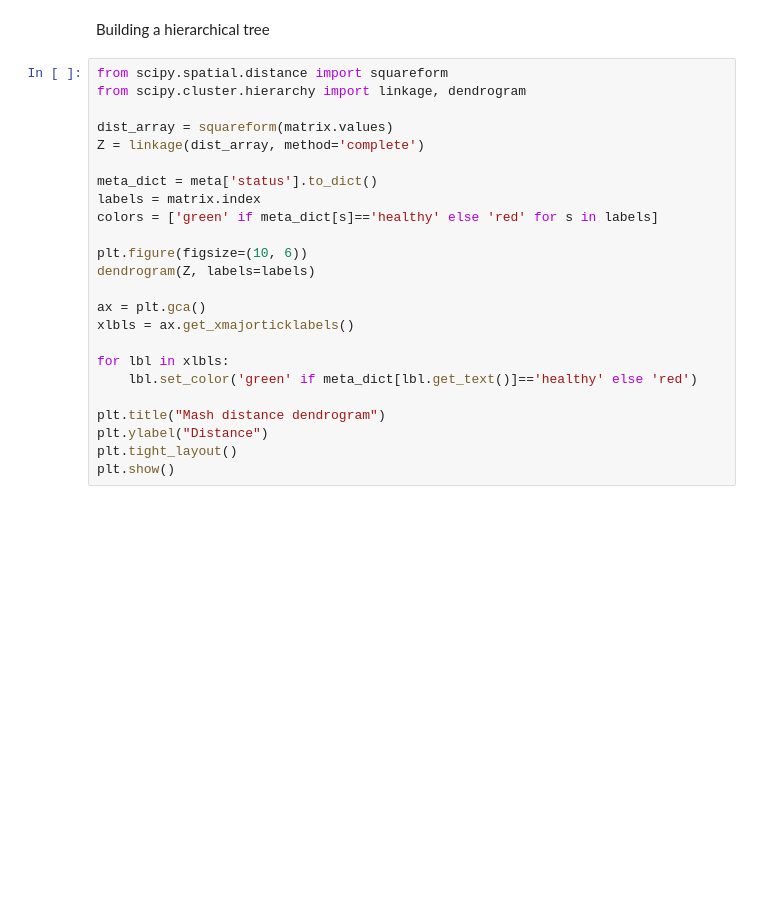
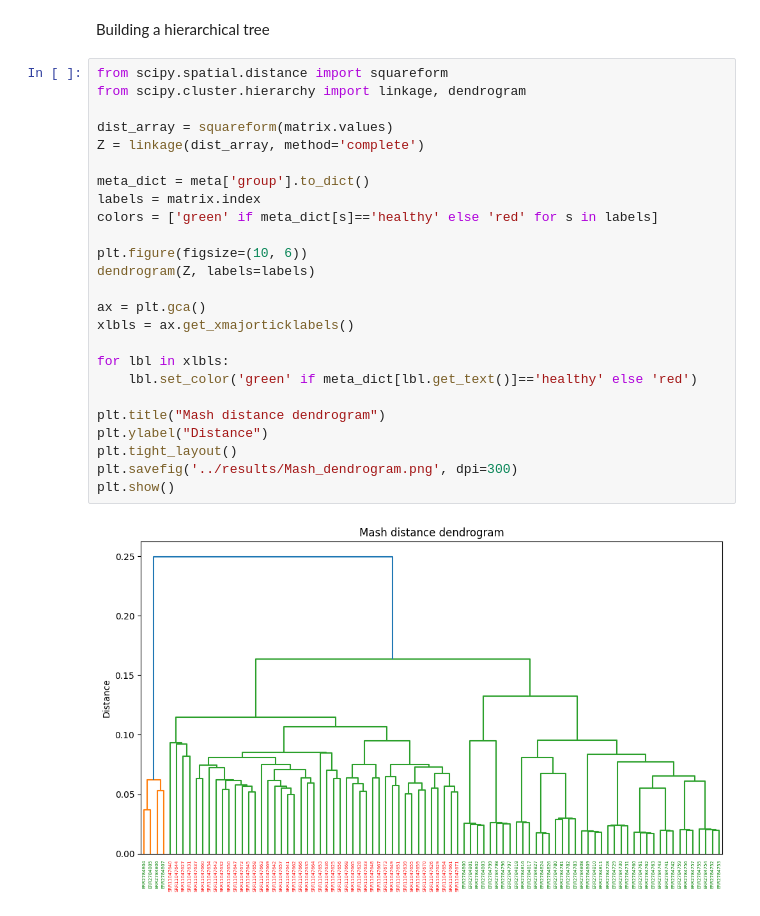
Before and after one commit to dar1a-da/HiddenMicrobiota, a Jupyter notebook: notebooks/mash_analytic.ipynb, the cells around one changed output. Saved outputs shown, nothing was run; the diff lists cells and outputs as text; blank space fills up the shorter version.

```diff
--- a/notebooks/mash_analytic.ipynb
+++ b/notebooks/mash_analytic.ipynb
@@ -24,24 +51,27 @@ Building a hierarchical tree
 # %%
 from scipy.spatial.distance import squareform
 from scipy.cluster.hierarchy import linkage, dendrogram
 
 dist_array = squareform(matrix.values)
 Z = linkage(dist_array, method='complete')
 
-meta_dict = meta['status'].to_dict()
+meta_dict = meta['group'].to_dict()
 labels = matrix.index
 colors = ['green' if meta_dict[s]=='healthy' else 'red' for s in labels]
 
 plt.figure(figsize=(10, 6))
 dendrogram(Z, labels=labels)
 
 ax = plt.gca()
 xlbls = ax.get_xmajorticklabels()
 
 for lbl in xlbls:
     lbl.set_color('green' if meta_dict[lbl.get_text()]=='healthy' else 'red')
 
 plt.title("Mash distance dendrogram")
 plt.ylabel("Distance")
 plt.tight_layout()
+plt.savefig('../results/Mash_dendrogram.png', dpi=300)
 plt.show()
+# %% [output]
+[figure, added]
```
Also changed, not shown: parts of 4 cells of this notebook, 16 other files.
